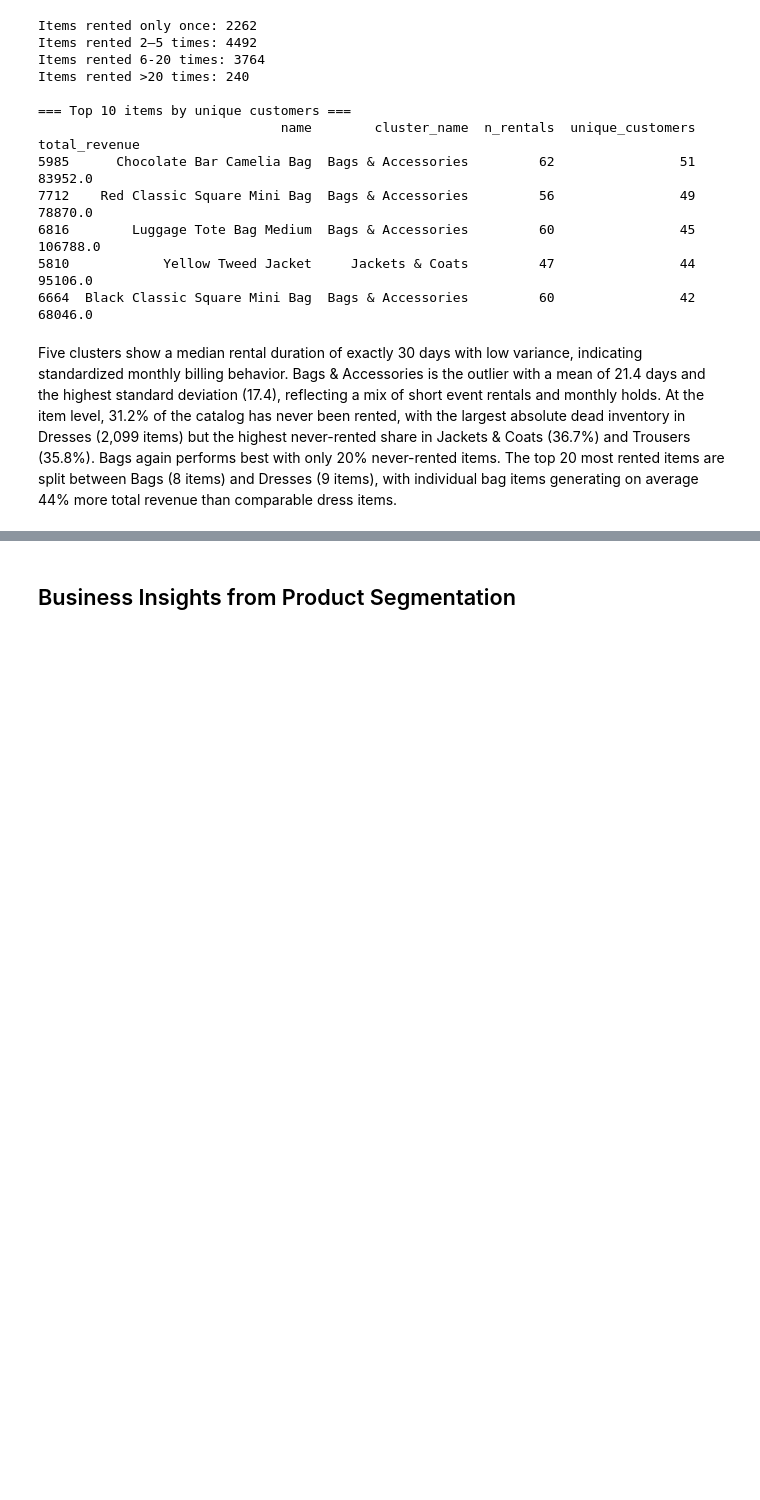
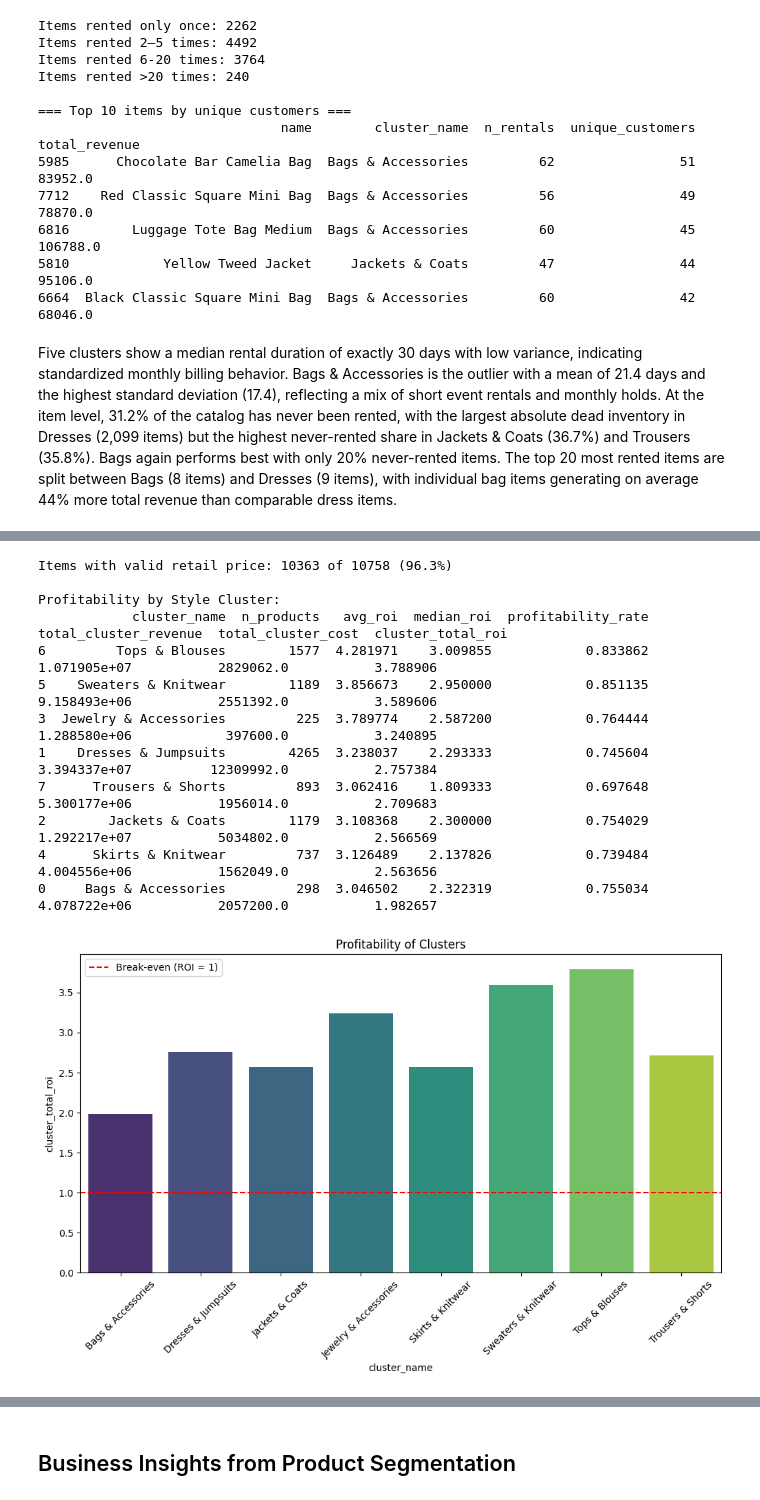
Before and after one commit to juliusatgit/Marketing-Analytics, a Jupyter notebook: notebooks/02_Business_Profiling.ipynb, the cells around one changed output, grey strips where cells are left out. Drawn from its saved outputs; the diff is of its cells as text; code cells hidden in the pictures; blank space fills up the shorter version.

Commit message:
Added ROI calculation and interpretation

```diff
--- a/notebooks/02_Business_Profiling.ipynb
+++ b/notebooks/02_Business_Profiling.ipynb
@@ -898,0 +939,56 @@ Five clusters show a median rental duration of exactly 30 days with low variance
+# %%
+# Filter out items with no valid retail price before ROI calculation
+# These items cannot be included in a profitability analysis
+item_rentals_valid = item_rentals[
+    item_rentals['retailPrice'].notna() &
+    (item_rentals['retailPrice'] > 0)
+].copy()
+
+print(f"Items with valid retail price: {len(item_rentals_valid)} of {len(item_rentals)} "
+      f"({len(item_rentals_valid)/len(item_rentals)*100:.1f}%)")
+
+# Now compute ROI on clean data only
+item_rentals_valid['roi'] = item_rentals_valid['total_revenue'] / item_rentals_valid['retailPrice']
+item_rentals_valid['is_profitable'] = item_rentals_valid['roi'] >= 1
+
+# Aggregation at cluster level
+cluster_profitability = item_rentals_valid.groupby('cluster_name').agg(
+    n_products             = ('outfit.id',       'count'),
+    avg_roi                = ('roi',             'mean'),
+    median_roi             = ('roi',             'median'),
+    profitability_rate     = ('is_profitable',   'mean'),
+    total_cluster_revenue  = ('total_revenue',   'sum'),
+    total_cluster_cost     = ('retailPrice',     'sum')
+).reset_index()
+
+# Cluster-level ROI (total revenue / total cost — more stable than mean of item ROIs)
+cluster_profitability['cluster_total_roi'] = (
+    cluster_profitability['total_cluster_revenue'] /
+    cluster_profitability['total_cluster_cost']
+)
+
+print("\nProfitability by Style Cluster:")
+print(cluster_profitability.sort_values('cluster_total_roi', ascending=False).to_string())
+
+# Visualisation
+plt.figure(figsize=(12, 6))
+sns.barplot(data=cluster_profitability, x='cluster_name', y='cluster_total_roi', hue='cluster_name',  palette='viridis')
+plt.axhline(1, color='red', linestyle='--', label='Break-even (ROI = 1)')
+plt.title('Profitability of Clusters')
+plt.xticks(rotation=45)
+plt.legend()
+plt.show()
+# %% [output]
+Items with valid retail price: 10363 of 10758 (96.3%)
+
+Profitability by Style Cluster:
+            cluster_name  n_products   avg_roi  median_roi  profitability_rate  total_cluster_revenue  total_cluster_cost  cluster_total_roi
+6         Tops & Blouses        1577  4.281971    3.009855            0.833862           1.071905e+07           2829062.0           3.788906
+5    Sweaters & Knitwear        1189  3.856673    2.950000            0.851135           9.158493e+06           2551392.0           3.589606
+3  Jewelry & Accessories         225  3.789774    2.587200            0.764444           1.288580e+06            397600.0           3.240895
+1    Dresses & Jumpsuits        4265  3.238037    2.293333            0.745604           3.394337e+07          12309992.0           2.757384
+7      Trousers & Shorts         893  3.062416    1.809333            0.697648           5.300177e+06           1956014.0           2.709683
+2        Jackets & Coats        1179  3.108368    2.300000            0.754029           1.292217e+07           5034802.0           2.566569
+4      Skirts & Knitwear         737  3.126489    2.137826            0.739484           4.004556e+06           1562049.0           2.563656
+0     Bags & Accessories         298  3.046502    2.322319            0.755034           4.078722e+06           2057200.0           1.982657
+[figure, added]
```
Also changed, not shown: parts of 6 cells of this notebook.
